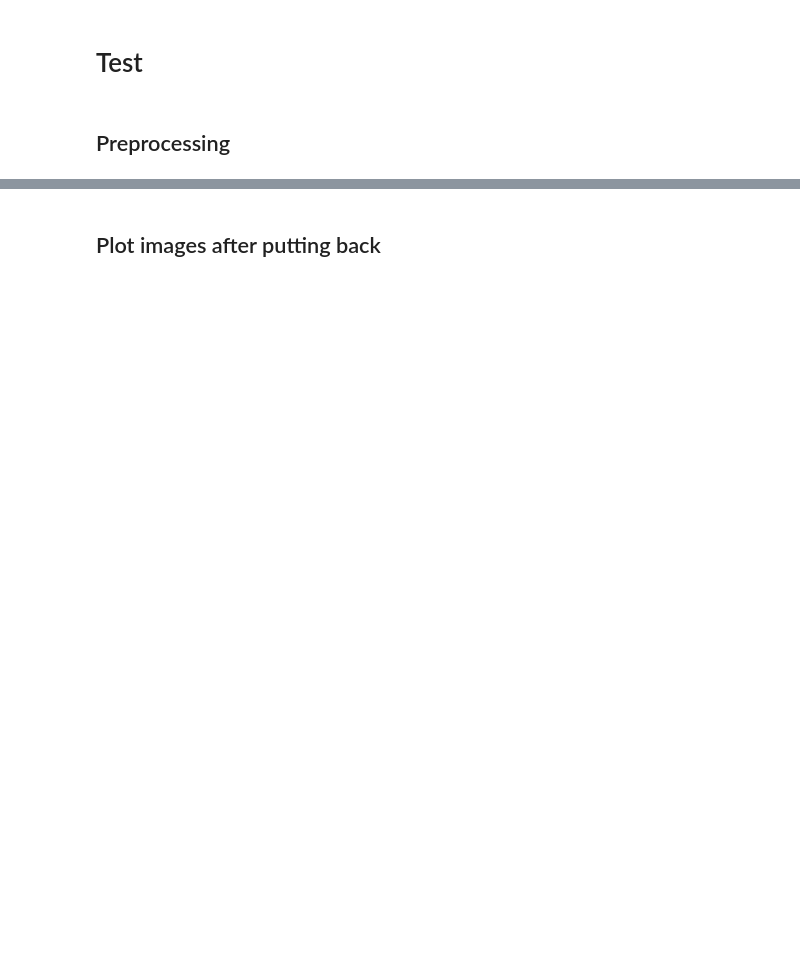
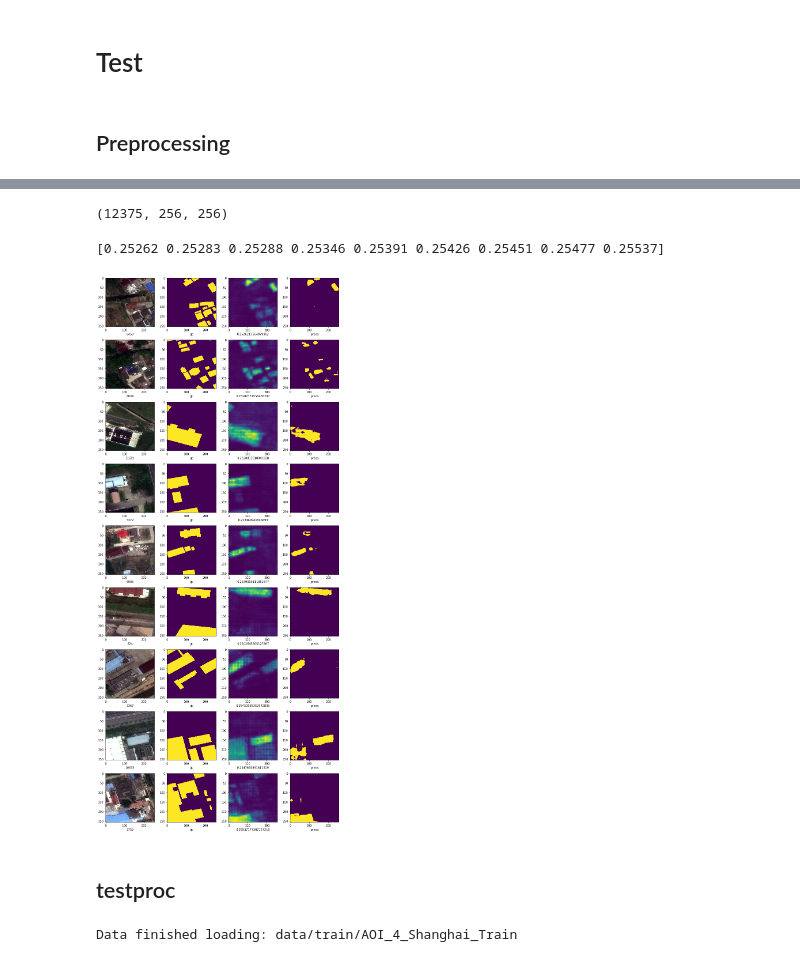
Before and after one commit to Twofyw/building-detection-challenge, a Jupyter notebook: test-shanghai.ipynb, the cells around one changed output, grey strips where cells are left out. Cells and saved outputs as stored; diff of their text form; code cells hidden in the pictures; blank space fills up the shorter version.

```diff
--- a/test-shanghai.ipynb
+++ b/test-shanghai.ipynb
@@ -35,8 +102,10 @@ datapaths = ['data/train/AOI_2_Vegas_Train', 'data/train/AOI_3_Paris_Train', 'da
 # %%
 model_name = 'deeplab'
 data = None
+is_eval, is_pred = True, False
 # %%
-learn, denorm, data = learner_on_dataset(datapaths[2], bs, device_ids, num_workers, model_name='deeplab',
-                                         debug=False, global_dataset=True, data=data, num_slice=num_slice, sz=sz,
-                                         is_pred=False, test_only=True)
+learn, denorm, data = learner_on_dataset(datapath, bs, device_ids, num_workers, model_name='deeplab',
+                                         debug=False, data=data, num_slice=num_slice, sz=sz,
+                                        is_eval=is_eval, is_pred=is_pred)
 (trn_x,trn_y), (val_x,val_y) = data
+learn.load('deeplab-shanghai')
@@ -45,5 +115,3 @@ learn, denorm, data = learner_on_dataset(datapaths[2], bs, device_ids, num_worke
-# %%
-learn.load('deeplab-vegas')
 # %%
 %%time
 preds = learn.predict().squeeze()
@@ -52,4 +127,5 @@ preds = learn.predict().squeeze()
 with ThreadPoolExecutor(max_workers=8) as e:
     x, y = list(zip(*list(e.map(learn.data.val_dl.get_batch, [[o] for o in range(preds.shape[0])]))))
 x, y, preds = [np.squeeze(o) for o in (x, y, preds)]
+x = denorm(np.array(list(x)))
 print(preds.shape)
@@ -56,5 +136,12 @@ print(preds.shape)
 # %%
 scores = None
+# %%
+preds.shape
+# %% [output]
+(12375, 256, 256)
 # %%
-scores, idx = plot_worse_preds(x, y, preds, learn, jaccard_coef, shift=600,
-                          scores=scores, is_best=0, thresh=0.5)
+scores, idx = plot_worse_preds(x, y, preds, fscore, shift=6000,
+                          scores=scores, is_best=0, thresh=0.4)
+# %% [output]
+[0.25262 0.25283 0.25288 0.25346 0.25391 0.25426 0.25451 0.25477 0.25537]
+[figure, added]
@@ -63,2 +147,0 @@ evalfscore(datapaths[2], preds)
-# %% [markdown]
-## Plot images after putting back
@@ -69,0 +148,2 @@ df_train[df_train.ImageId == 'AOI_2_Vegas_img485']
+# %% [markdown]
+## testproc
@@ -69,0 +153,8 @@ df_train[df_train.ImageId == 'AOI_2_Vegas_img485']
+# %%
+learn, denorm, data = learner_on_dataset(datapath, bs, device_ids, num_workers, model_name='deeplab',
+                                         debug=False, data=data, num_slice=num_slice, sz=sz,
+                                        is_eval=is_eval, is_pred=is_pred)
+(trn_x,trn_y), (val_x,val_y) = data
+learn.load('deeplab-shanghai')
+# %% [output]
+Data finished loading: data/train/AOI_4_Shanghai_Train
```
Also changed, not shown: parts of 36 cells of this notebook, 18 other files.
